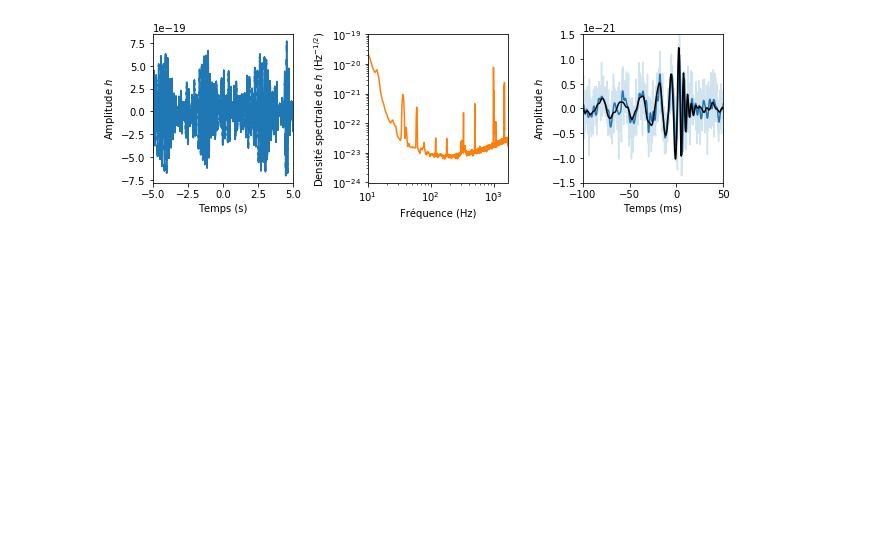
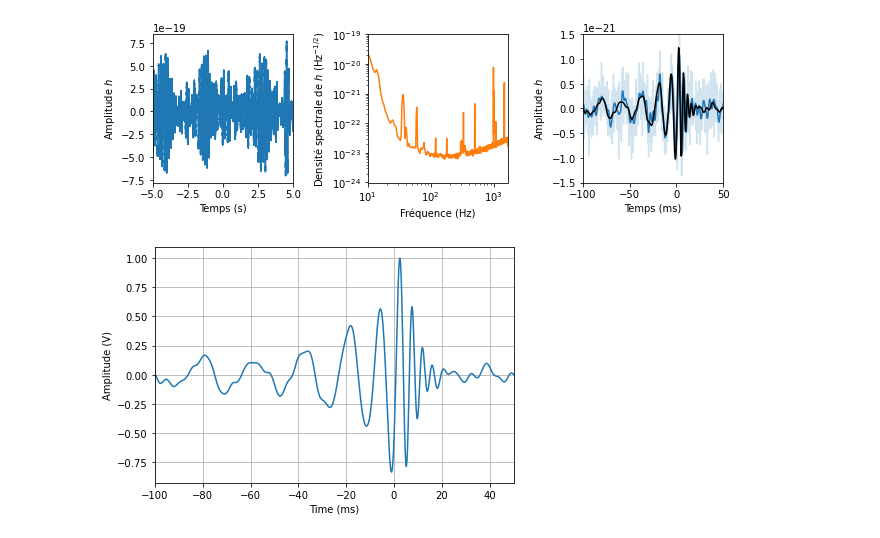
Before and after one commit to remimetzdorff/agregation, a Jupyter notebook: MEPD/DATA_analysis_LIGO.ipynb, the cells around one changed output. Drawn from its saved outputs; the diff is of its cells as text; code cells hidden in the pictures; blank space fills up the shorter version.

```diff
--- a/MEPD/DATA_analysis_LIGO.ipynb
+++ b/MEPD/DATA_analysis_LIGO.ipynb
@@ -380,3 +378,16 @@ plt.tight_layout()
 mysavefig("GW150914_data.png")
 # %% [output]
 [figure]
+# %%
+plt.figure(figsize=(6,4))
+ax = plt.subplot2grid((1,1), (0,0))
+
+ax.plot((NRtime+0.002)*1e3,NR_H1_whitenbp/NR_H1_whitenbp.max())
+ax.set_xlim([-100,50])
+ax.set_xlabel("Time (ms)")
+ax.set_ylabel("Amplitude (V)")
+
+ax.grid()
+mysavefig("aperiodic_signal_test.png")
+# %% [output]
+[figure, added]
```
Also changed, not shown: parts of 5 cells of this notebook, 7 other files.
